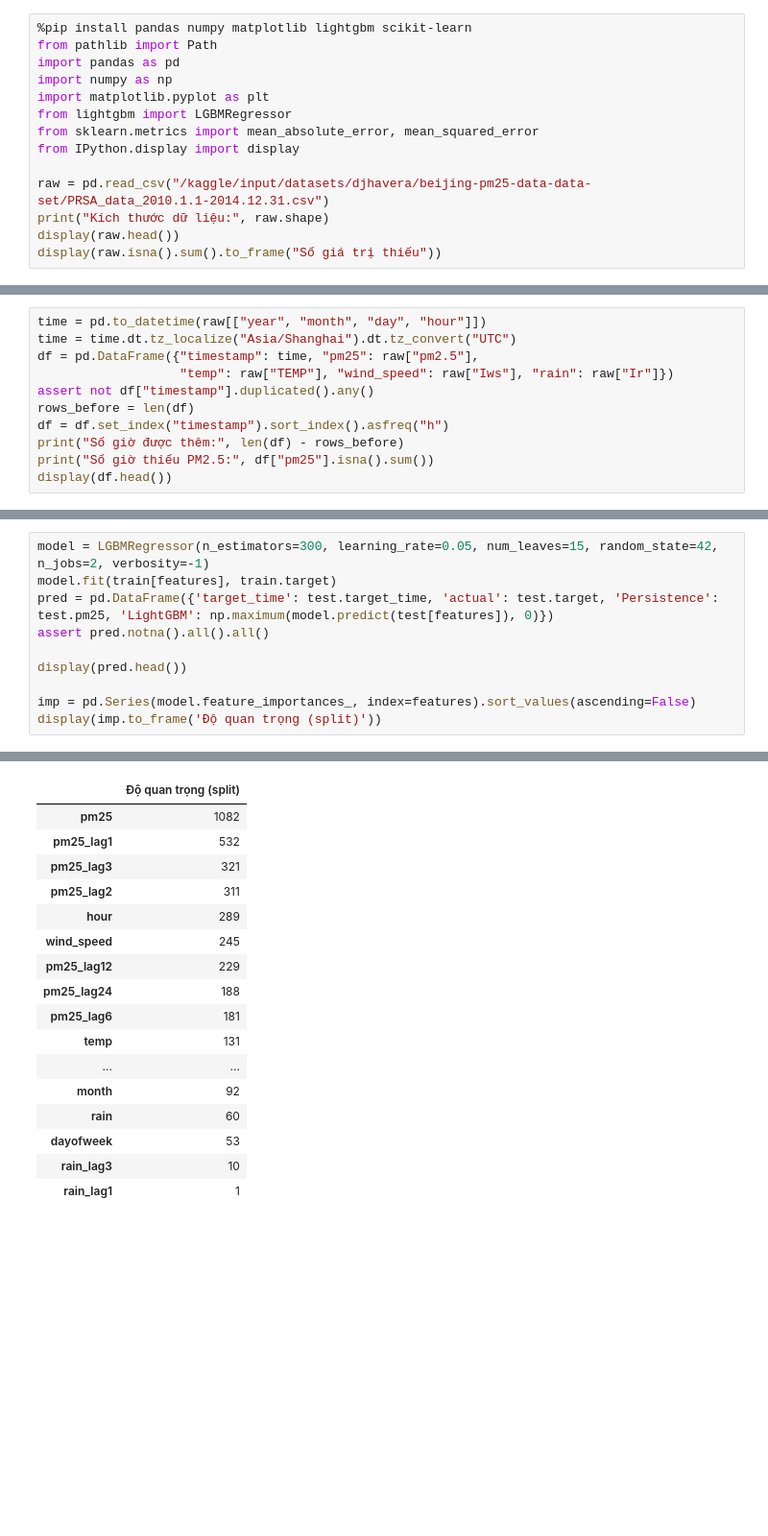
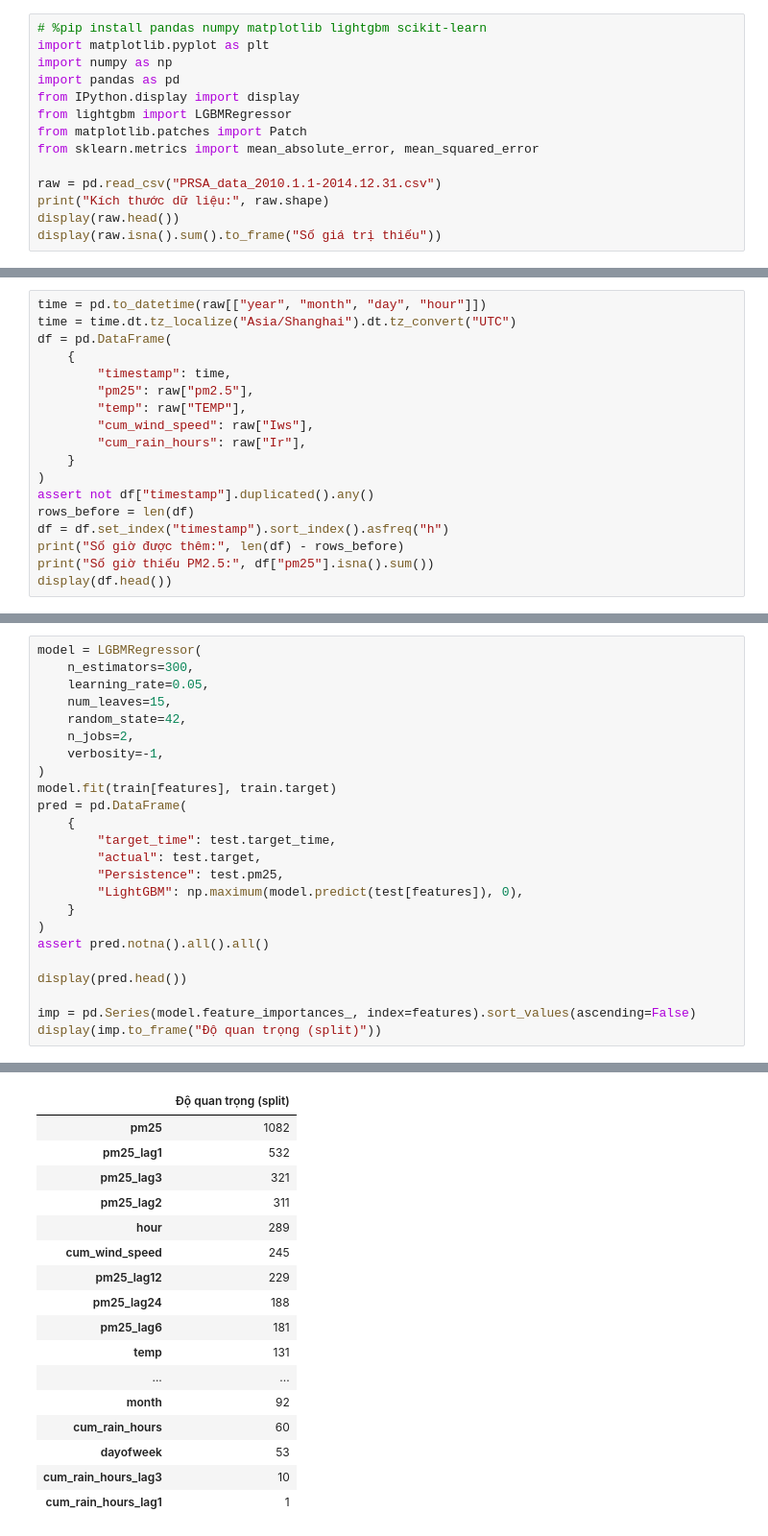
Before and after one commit to Nhom-4-HKDN-2026-2027/Nhom4-HKDN_2026-2027, a Jupyter notebook: models/pm25-baseline.ipynb, the cells around one changed output, grey strips where cells are left out. Shown at 96% size. Drawn from its saved outputs; the diff is of its cells as text; blank space fills up the shorter version.

```diff
--- a/models/pm25-baseline.ipynb
+++ b/models/pm25-baseline.ipynb
@@ -1,14 +3,14 @@
 # %%
-%pip install pandas numpy matplotlib lightgbm scikit-learn
-from pathlib import Path
+# %pip install pandas numpy matplotlib lightgbm scikit-learn
+import matplotlib.pyplot as plt
+import numpy as np
 import pandas as pd
-import numpy as np
-import matplotlib.pyplot as plt
+from IPython.display import display
 from lightgbm import LGBMRegressor
+from matplotlib.patches import Patch
 from sklearn.metrics import mean_absolute_error, mean_squared_error
-from IPython.display import display
 
-raw = pd.read_csv("/kaggle/input/datasets/djhavera/beijing-pm25-data-data-set/PRSA_data_2010.1.1-2014.12.31.csv")
+raw = pd.read_csv("PRSA_data_2010.1.1-2014.12.31.csv")
 print("Kích thước dữ liệu:", raw.shape)
 display(raw.head())
 display(raw.isna().sum().to_frame("Số giá trị thiếu"))
@@ -53,8 +41,15 @@ Kích thước dữ liệu: (43824, 13)
 # %%
 time = pd.to_datetime(raw[["year", "month", "day", "hour"]])
 time = time.dt.tz_localize("Asia/Shanghai").dt.tz_convert("UTC")
-df = pd.DataFrame({"timestamp": time, "pm25": raw["pm2.5"],
-                   "temp": raw["TEMP"], "wind_speed": raw["Iws"], "rain": raw["Ir"]})
+df = pd.DataFrame(
+    {
+        "timestamp": time,
+        "pm25": raw["pm2.5"],
+        "temp": raw["TEMP"],
+        "cum_wind_speed": raw["Iws"],
+        "cum_rain_hours": raw["Ir"],
+    }
+)
 assert not df["timestamp"].duplicated().any()
 rows_before = len(df)
 df = df.set_index("timestamp").sort_index().asfreq("h")
@@ -137,35 +151,49 @@ Nhãn test đầu: 2014-01-01 00:00:00+08:00
 # %%
-model = LGBMRegressor(n_estimators=300, learning_rate=0.05, num_leaves=15, random_state=42, n_jobs=2, verbosity=-1)
+model = LGBMRegressor(
+    n_estimators=300,
+    learning_rate=0.05,
+    num_leaves=15,
+    random_state=42,
+    n_jobs=2,
+    verbosity=-1,
+)
 model.fit(train[features], train.target)
-pred = pd.DataFrame({'target_time': test.target_time, 'actual': test.target, 'Persistence': test.pm25, 'LightGBM': np.maximum(model.predict(test[features]), 0)})
+pred = pd.DataFrame(
+    {
+        "target_time": test.target_time,
+        "actual": test.target,
+        "Persistence": test.pm25,
+        "LightGBM": np.maximum(model.predict(test[features]), 0),
+    }
+)
 assert pred.notna().all().all()
 
 display(pred.head())
 
 imp = pd.Series(model.feature_importances_, index=features).sort_values(ascending=False)
-display(imp.to_frame('Độ quan trọng (split)'))
+display(imp.to_frame("Độ quan trọng (split)"))
 # %% [output]
 |  | target_time | actual | Persistence | LightGBM |
 | timestamp |  |  |  |  |
 | 2013-12-31 15:00:00+00:00 | 2013-12-31 16:00:00+00:00 | 24.0 | 23.0 | 24.576692 |
 | 2013-12-31 16:00:00+00:00 | 2013-12-31 17:00:00+00:00 | 53.0 | 24.0 | 24.122240 |
 | 2013-12-31 17:00:00+00:00 | 2013-12-31 18:00:00+00:00 | 65.0 | 53.0 | 53.308788 |
 | 2013-12-31 18:00:00+00:00 | 2013-12-31 19:00:00+00:00 | 70.0 | 65.0 | 65.400272 |
 | 2013-12-31 19:00:00+00:00 | 2013-12-31 20:00:00+00:00 | 79.0 | 70.0 | 68.541600 |
 |  | Độ quan trọng (split) |
 | pm25 | 1082 |
 | pm25_lag1 | 532 |
 | pm25_lag3 | 321 |
 | pm25_lag2 | 311 |
 | hour | 289 |
-| wind_speed | 245 |
+| cum_wind_speed | 245 |
 | pm25_lag12 | 229 |
 | pm25_lag24 | 188 |
 | pm25_lag6 | 181 |
 | temp | 131 |
 | ... | ... |
 | month | 92 |
-| rain | 60 |
+| cum_rain_hours | 60 |
 | dayofweek | 53 |
-| rain_lag3 | 10 |
-| rain_lag1 | 1 |
+| cum_rain_hours_lag3 | 10 |
+| cum_rain_hours_lag1 | 1 |
```
Also changed, not shown: parts of 19 cells of this notebook.
